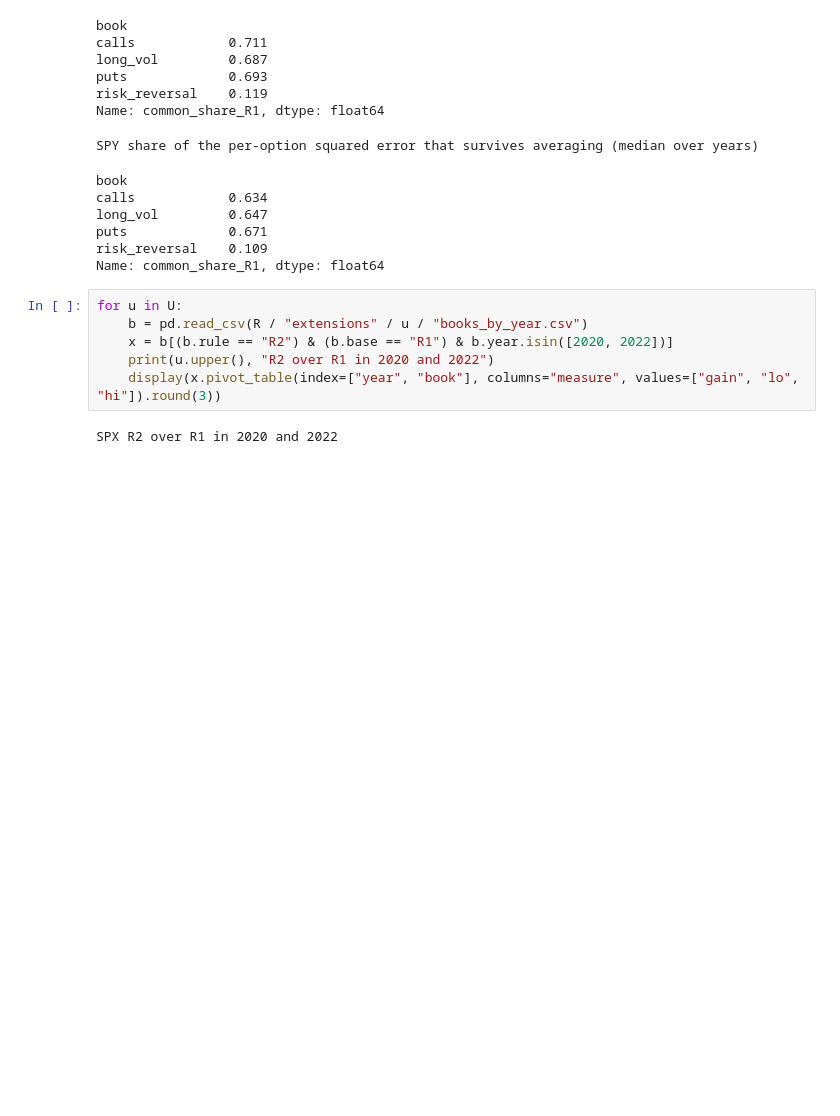
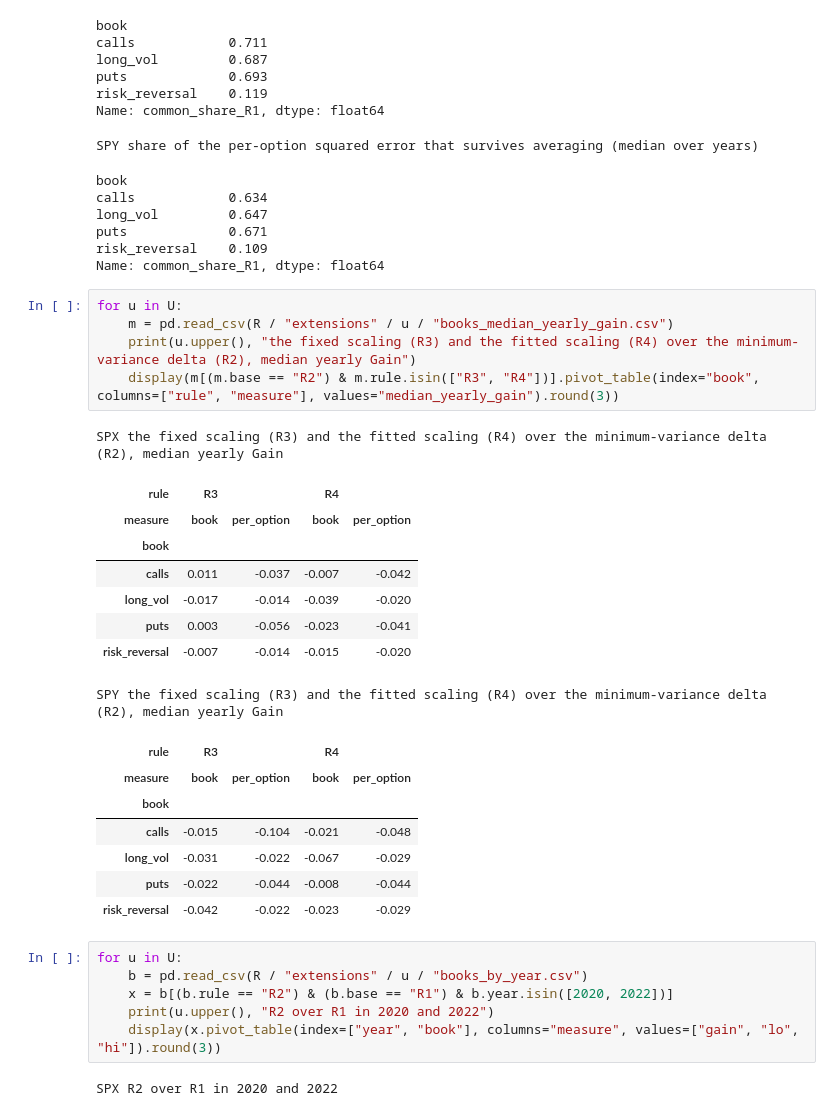
Before and after one commit to biswajit-nag/hull-white-delta-spx, a Jupyter notebook: notebooks/10_books_starvation_held_positions.ipynb, the cells around one changed output. Drawn from its saved outputs; the diff is of its cells as text; blank space fills up the shorter version.

```diff
--- a/notebooks/10_books_starvation_held_positions.ipynb
+++ b/notebooks/10_books_starvation_held_positions.ipynb
@@ -89,6 +94,28 @@ long_vol         0.647
 puts             0.671
 risk_reversal    0.109
 Name: common_share_R1, dtype: float64
+# %%
+for u in U:
+    m = pd.read_csv(R / "extensions" / u / "books_median_yearly_gain.csv")
+    print(u.upper(), "the fixed scaling (R3) and the fitted scaling (R4) over the minimum-variance delta (R2), median yearly Gain")
+    display(m[(m.base == "R2") & m.rule.isin(["R3", "R4"])].pivot_table(index="book", columns=["rule", "measure"], values="median_yearly_gain").round(3))
+# %% [output]
+SPX the fixed scaling (R3) and the fitted scaling (R4) over the minimum-variance delta (R2), median yearly Gain
+| rule | R3 |  | R4 |  |
+| measure | book | per_option | book | per_option |
+| book |  |  |  |  |
+| calls | 0.011 | -0.037 | -0.007 | -0.042 |
+| long_vol | -0.017 | -0.014 | -0.039 | -0.020 |
+| puts | 0.003 | -0.056 | -0.023 | -0.041 |
+| risk_reversal | -0.007 | -0.014 | -0.015 | -0.020 |
+SPY the fixed scaling (R3) and the fitted scaling (R4) over the minimum-variance delta (R2), median yearly Gain
+| rule | R3 |  | R4 |  |
+| measure | book | per_option | book | per_option |
+| book |  |  |  |  |
+| calls | -0.015 | -0.104 | -0.021 | -0.048 |
+| long_vol | -0.031 | -0.022 | -0.067 | -0.029 |
+| puts | -0.022 | -0.044 | -0.008 | -0.044 |
+| risk_reversal | -0.042 | -0.022 | -0.023 | -0.029 |
 # %%
 for u in U:
     b = pd.read_csv(R / "extensions" / u / "books_by_year.csv")
```
Also changed, not shown: parts of 6 cells of this notebook, 17 other files.
